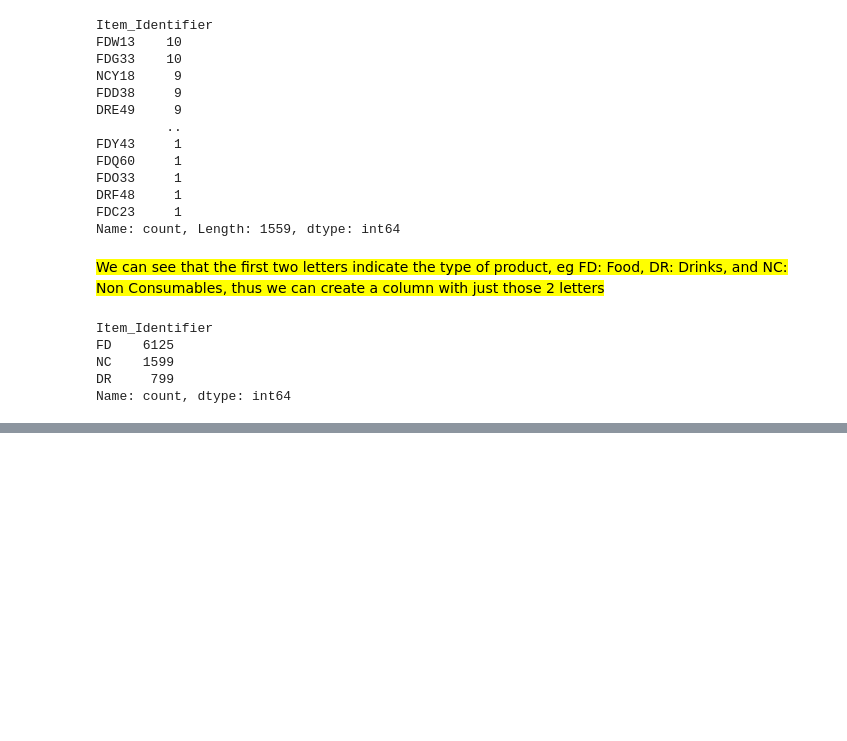
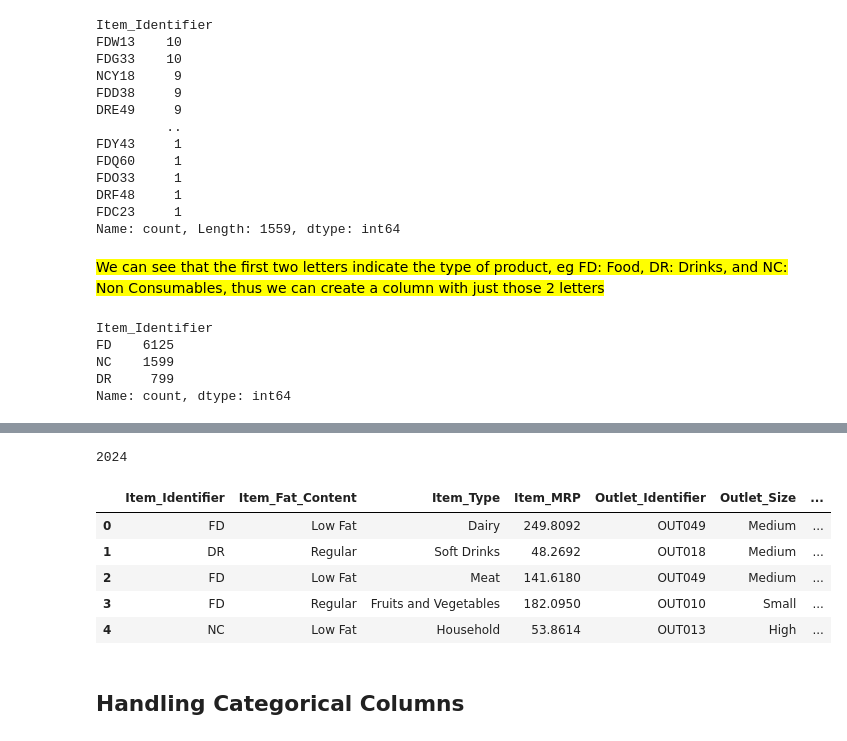
Before and after one commit to omarriyaz/Big-Mart-Sales-Prediction, a Jupyter notebook: SalesPredict.ipynb, the cells around one changed output, grey strips where cells are left out. Saved outputs shown, nothing was run; the diff lists cells and outputs as text; code cells hidden in the pictures; blank space fills up the shorter version.

```diff
--- a/SalesPredict.ipynb
+++ b/SalesPredict.ipynb
@@ -492,0 +517,31 @@ Name: count, dtype: int64
+# %%
+# get the current year
+
+current_year = dt.datetime.now().year
+# %%
+# display year
+
+current_year
+# %% [output]
+2024
+# %%
+# create a new column Outlet_Age to calculate the age of the outlet
+
+data['Outlet_Age'] = current_year - data['Outlet_Establishment_Year']
+# %%
+# drop the original Outlet_Establishment_Year column
+
+data = data.drop(['Outlet_Establishment_Year'], axis = 1)
+# %%
+# show head
+
+data.head()
+# %% [output]
+|  | Item_Identifier | Item_Fat_Content | Item_Type | Item_MRP | Outlet_Identifier | Outlet_Size | ... |
+| 0 | FD | Low Fat | Dairy | 249.8092 | OUT049 | Medium | ... |
+| 1 | DR | Regular | Soft Drinks | 48.2692 | OUT018 | Medium | ... |
+| 2 | FD | Low Fat | Meat | 141.6180 | OUT049 | Medium | ... |
+| 3 | FD | Regular | Fruits and Vegetables | 182.0950 | OUT010 | Small | ... |
+| 4 | NC | Low Fat | Household | 53.8614 | OUT013 | High | ... |
+# %% [markdown]
+## Handling Categorical Columns
```
Also changed, not shown: parts of 14 cells of this notebook.
